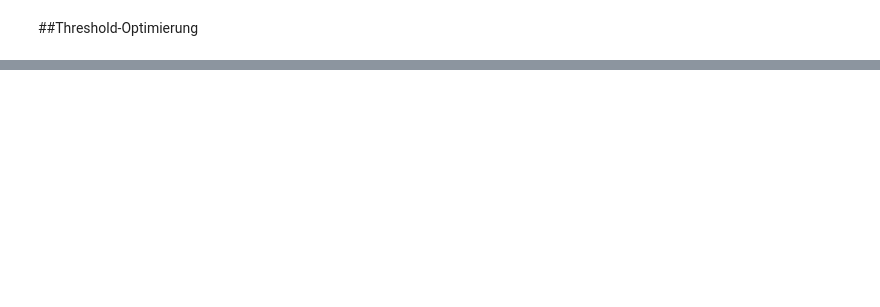
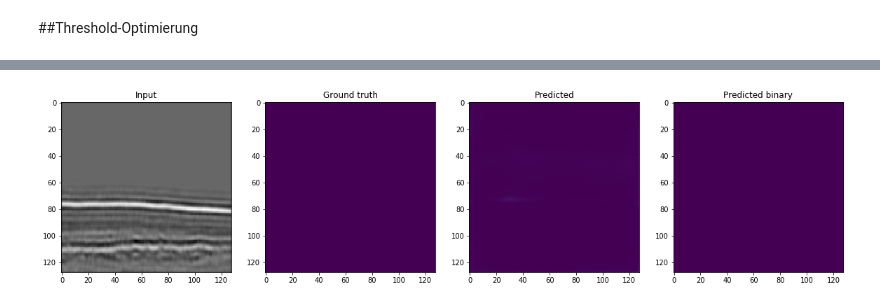
Before and after one commit to pwolscho/unet, a Jupyter notebook: u_net_final.ipynb, the cells around one changed output, grey strips where cells are left out. Drawn from its saved outputs; the diff is of its cells as text; code cells hidden in the pictures; blank space fills up the shorter version.

```diff
--- a/u_net_final.ipynb
+++ b/u_net_final.ipynb
@@ -688,0 +782,10 @@ plot_sample(X_test, y_test, preds_test_data_aug, preds_test_data_aug_t_best, ix=
+# %%
+# Threshold predictions
+preds_train_t_std = (preds_train_std > threshold_best_std).astype(np.uint8)
+preds_val_t_std = (preds_val_std > threshold_best_std).astype(np.uint8)
+preds_test_t_std = (preds_test_std > threshold_best_std).astype(np.uint8)
+# %%
+# Check if training data looks all right
+plot_sample(X_train, y_train, preds_train_std, preds_train_t_std)
+# %% [output]
+[figure, added]
```
Also changed, not shown: parts of 112 cells of this notebook.
